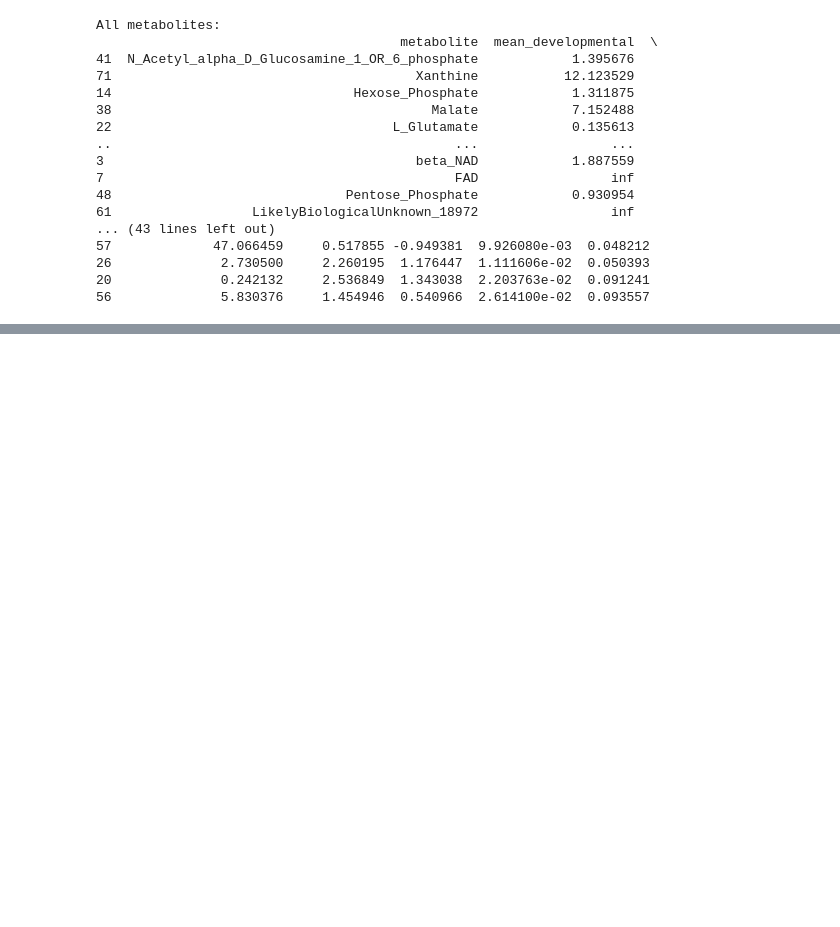
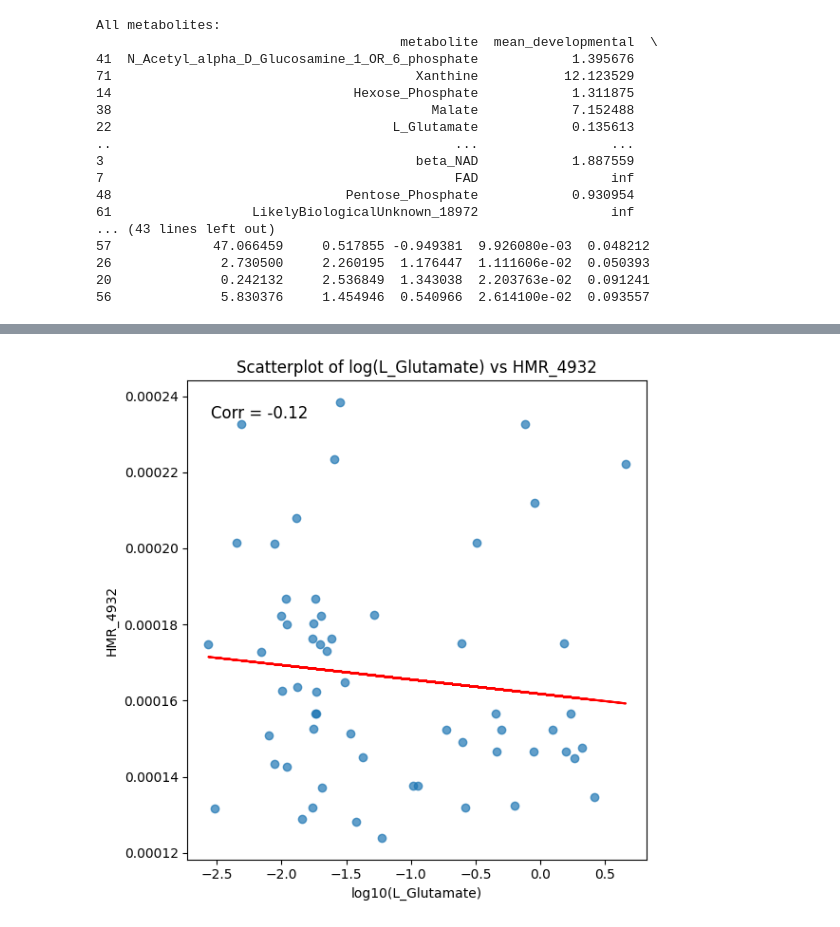
Before and after one commit to jess-xia/GSC_RNAseq_and_metabolomics_analysis, a Jupyter notebook: metabolomics_exploratory_analysis.ipynb, the cells around one changed output, grey strips where cells are left out. Cells and saved outputs as stored; diff of their text form; code cells hidden in the pictures; blank space fills up the shorter version.

```diff
--- a/metabolomics_exploratory_analysis.ipynb
+++ b/metabolomics_exploratory_analysis.ipynb
@@ -1889,0 +1994,35 @@ results_df.to_csv('secreted_division_normalized_to_media.csv')
+# %%
+import numpy as np
+import matplotlib.pyplot as plt
+
+# Merge your data as before
+merged_with_flux = secreted_median_gsva_merged.merge(flux_df, left_index=True, right_index=True, how='left')
+
+# Select columns and drop NAs
+plot_subset = merged_with_flux[['L_Glutamate', 'HMR_4932']].dropna()
+
+# Optionally remove outliers
+plot_subset = plot_subset[plot_subset['L_Glutamate'] != plot_subset['L_Glutamate'].max()]
+
+# Log-transform L_Glutamate (add small constant to avoid log(0))
+plot_subset['log_L_Glutamate'] = np.log10(plot_subset['L_Glutamate'] + 1e-6)
+
+# Scatter plot with line of best fit
+plt.figure(figsize=(6,6))
+plt.scatter(plot_subset['log_L_Glutamate'], plot_subset['HMR_4932'], alpha=0.7)
+plt.xlabel('log10(L_Glutamate)')
+plt.ylabel('HMR_4932')
+plt.title('Scatterplot of log(L_Glutamate) vs HMR_4932')
+
+# Line of best fit
+m, b = np.polyfit(plot_subset['log_L_Glutamate'], plot_subset['HMR_4932'], 1)
+plt.plot(plot_subset['log_L_Glutamate'], m * plot_subset['log_L_Glutamate'] + b, color='red')
+
+# Correlation coefficient
+corr = np.corrcoef(plot_subset['log_L_Glutamate'], plot_subset['HMR_4932'])[0, 1]
+plt.text(0.05, 0.95, f'Corr = {corr:.2f}', transform=plt.gca().transAxes, fontsize=12, verticalalignment='top')
+
+plt.tight_layout()
+plt.show()
+# %% [output]
+[figure, added]
```
Also changed, not shown: parts of 16 cells of this notebook.
